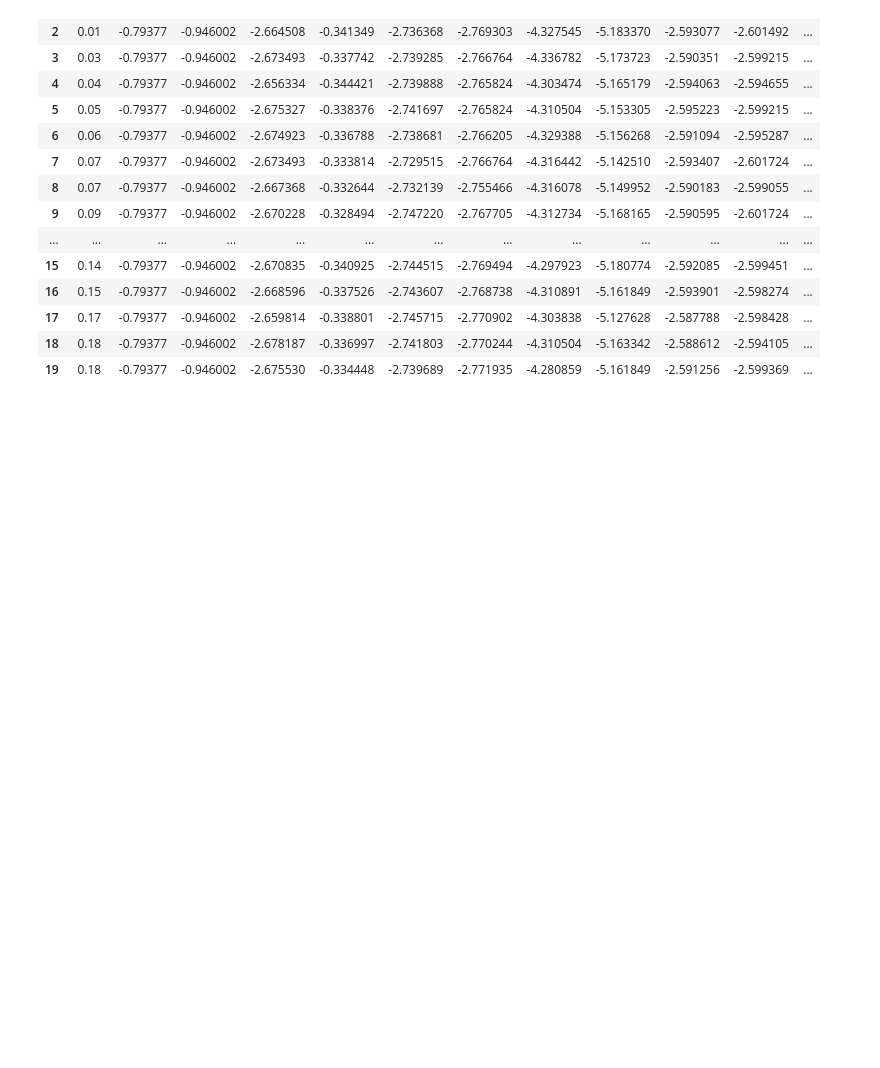
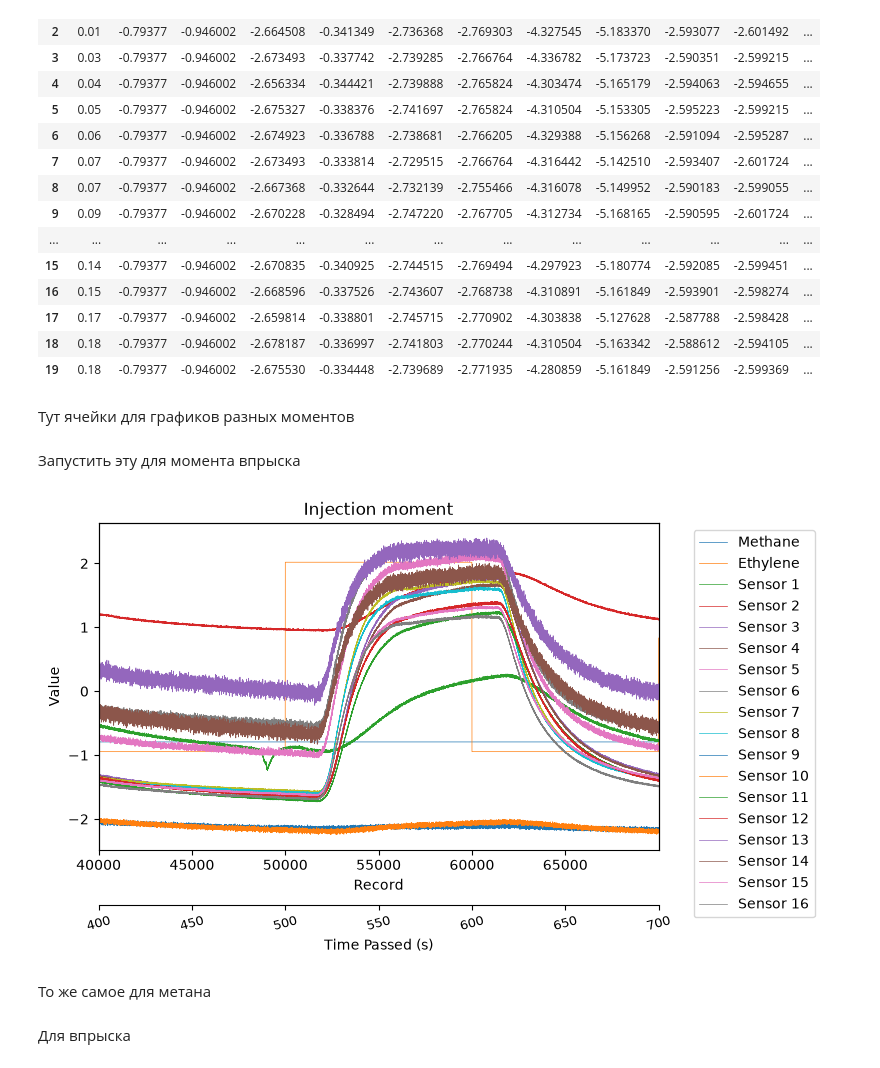
Before and after one commit to GaleevArslanDev/DySiG, a Jupyter notebook: eda.ipynb, the cells around one changed output. Saved outputs shown, nothing was run; the diff lists cells and outputs as text; code cells hidden in the pictures; blank space fills up the shorter version.

Commit message:
Add injection moment graphs

```diff
--- a/eda.ipynb
+++ b/eda.ipynb
@@ -327,3 +327,61 @@ ethylene_co.head(20)
 | 17 | 0.17 | -0.79377 | -0.946002 | -2.659814 | -0.338801 | -2.745715 | -2.770902 | -4.303838 | -5.127628 | -2.587788 | -2.598428 | ... |
 | 18 | 0.18 | -0.79377 | -0.946002 | -2.678187 | -0.336997 | -2.741803 | -2.770244 | -4.310504 | -5.163342 | -2.588612 | -2.594105 | ... |
 | 19 | 0.18 | -0.79377 | -0.946002 | -2.675530 | -0.334448 | -2.739689 | -2.771935 | -4.280859 | -5.161849 | -2.591256 | -2.599369 | ... |
+# %% [markdown]
+Тут ячейки для графиков разных моментов
+# %% [markdown]
+Запустить эту для момента впрыска
+# %%
+from_index = 40000
+to_index = 70000
+title = "Injection moment"
+# %%
+x = ethylene_co.index.to_list()
+label = "Record"
+
+line_width = 0.5
+plt.plot(x[from_index : to_index], ethylene_co['Methane'].iloc[from_index : to_index], label="Methane", linewidth=line_width)
+plt.plot(x[from_index : to_index], ethylene_co['Ethylene'].iloc[from_index : to_index], label="Ethylene", linewidth=line_width)
+for i in range(1, 17):
+    plt.plot(x[from_index : to_index], ethylene_co[f's{i}'].iloc[from_index : to_index], label=f"Sensor {i}", linewidth=line_width)
+plt.margins(x=0)
+plt.xlabel(label)
+plt.ylabel("Value")
+plt.title(title)
+plt.legend(bbox_to_anchor=(1.05, 1), loc='upper left', ncol=1)
+
+# НАЧАЛО БЛОКА: В этом блоке код написан нейросетью для отображения оси времени
+ax1 = plt.gca()
+ax2 = ax1.twiny()
+
+ax2.spines['bottom'].set_position(('outward', 40))
+ax2.xaxis.set_ticks_position('bottom')
+ax2.xaxis.set_label_position('bottom')
+
+x_slice = x[from_index : to_index]
+time_slice = ethylene_co['Time'].iloc[from_index : to_index].to_list()
+
+n_ticks = 6
+step = max(1, len(time_slice) // n_ticks)
+tick_indices = list(range(0, len(time_slice), step))
+if (len(time_slice) - 1) not in tick_indices:
+    tick_indices.append(len(time_slice) - 1)
+
+tick_x_values = [x_slice[i] for i in tick_indices]
+tick_labels = [int(time_slice[i]) for i in tick_indices]
+
+ax2.set_xticks(tick_x_values)
+ax2.set_xticklabels(tick_labels, rotation=15, fontsize=9)
+ax2.set_xlabel("Time Passed (s)")
+
+ax2.set_xlim(ax1.get_xlim())
+# КОНЕЦ БЛОКА
+
+plt.subplots_adjust(right=1, bottom=0.2)
+plt.show()
+# %% [output]
+[figure, added]
+# %% [markdown]
+То же самое для метана
+# %% [markdown]
+Для впрыска
```
Also changed, not shown: parts of 2 cells of this notebook, 4 other files.
